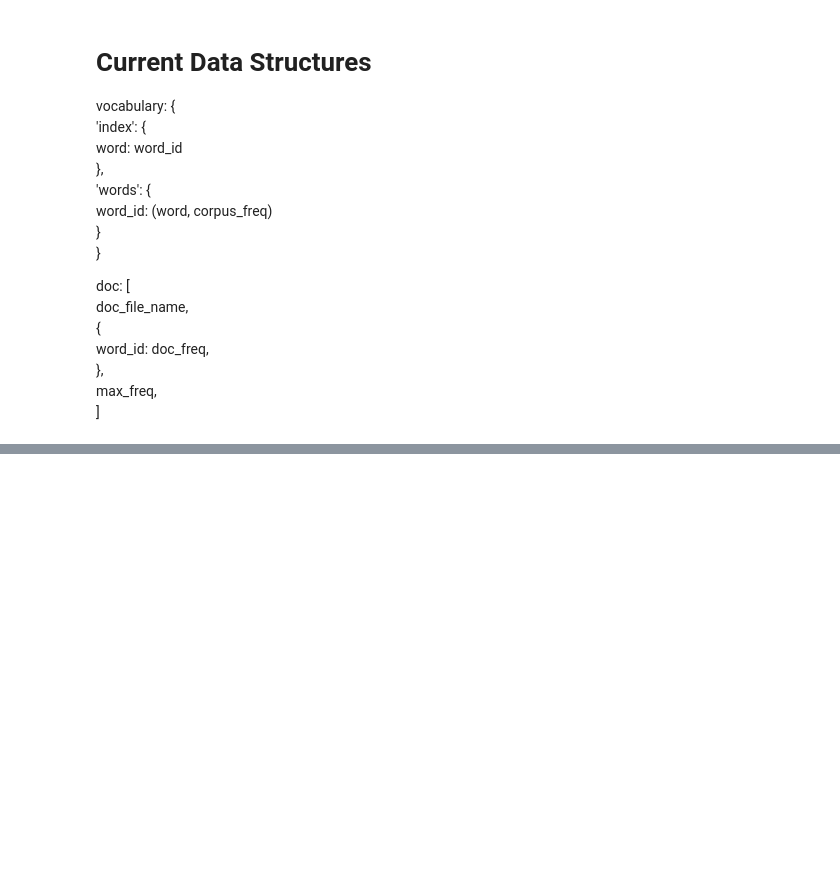
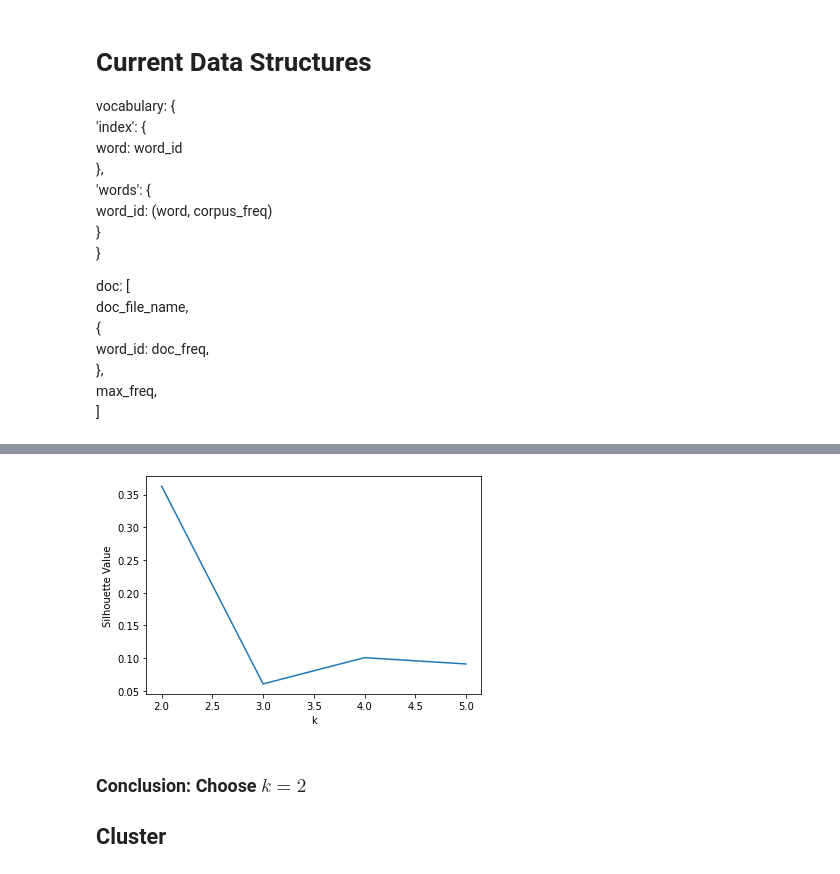
Before and after one commit to use/cord19clustering, a Jupyter notebook: pca_and_kmeans.ipynb, the cells around one changed output, grey strips where cells are left out. Saved outputs shown, nothing was run; the diff lists cells and outputs as text; code cells hidden in the pictures; blank space fills up the shorter version.

```diff
--- a/pca_and_kmeans.ipynb
+++ b/pca_and_kmeans.ipynb
@@ -83,0 +136,15 @@ corpus_reduced.shape
+# %%
+# Source:
+# https://medium.com/analytics-vidhya/how-to-determine-the-optimal-k-for-k-means-708505d204eb
+def get_silhouettes(points, kmax):
+    silhouettes = []
+    # Dissimilarity would not be defined for a single cluster, thus, minimum number of clusters should be 2
+    K = numpy.arange(2,kmax+1,1)
+    for k in K:
+        kmeans = KMeans(n_clusters = k).fit(points)
+        labels = kmeans.labels_
+        silhouettes.append(metrics.silhouette_score(points, labels, metric = 'euclidean'))
+    return K, silhouettes
+# %%
+%%time
+k, sil = get_silhouettes(corpus_df, 5)
@@ -83,0 +153,10 @@ corpus_reduced.shape
+# %%
+pyplot.plot(k,sil);
+pyplot.ylabel('Silhouette Value');
+pyplot.xlabel('k');
+pyplot.show()
+# %% [output]
+[figure, added]
+# %% [markdown]
+### Conclusion: Choose $k=2$
+## Cluster
```
Also changed, not shown: parts of 31 cells of this notebook.
